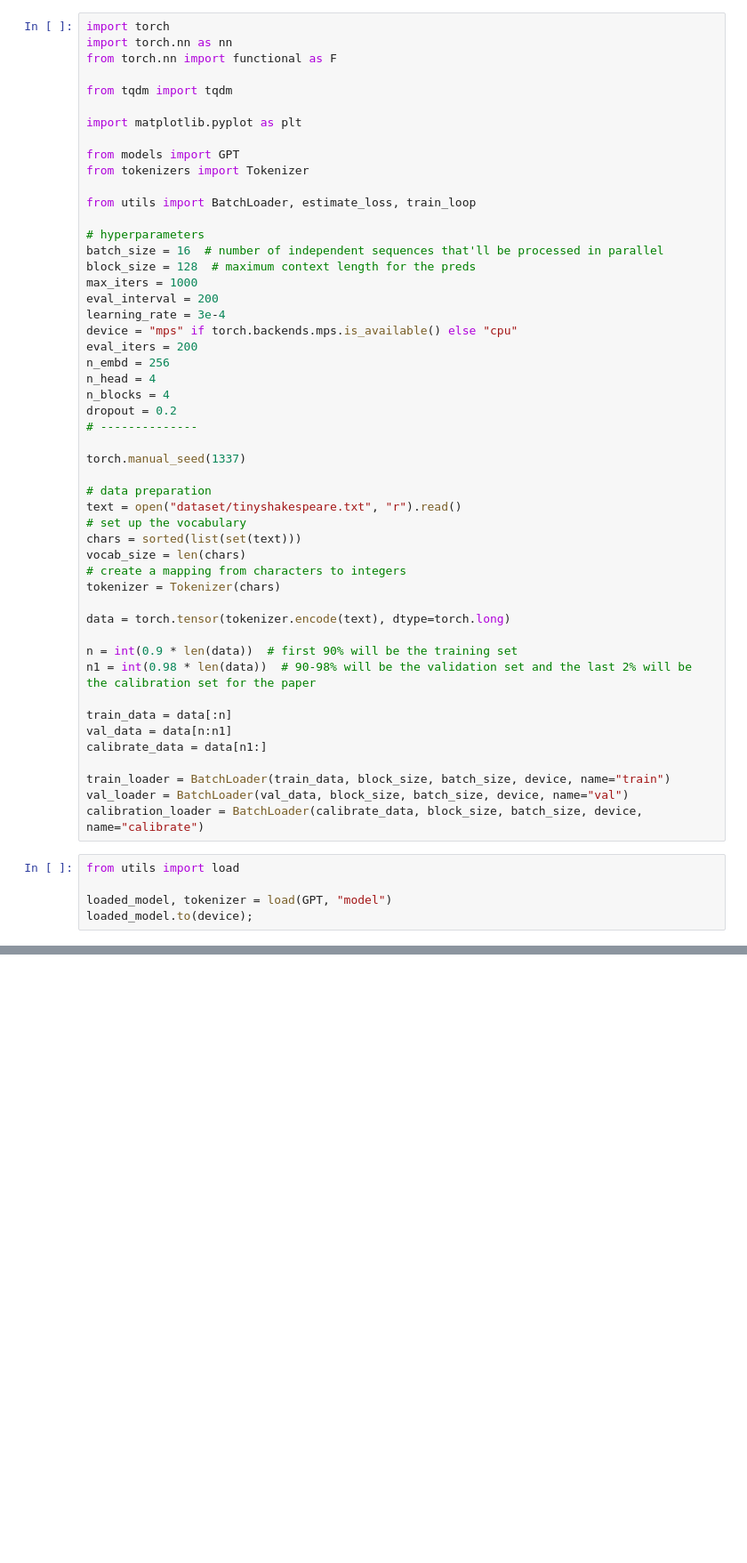
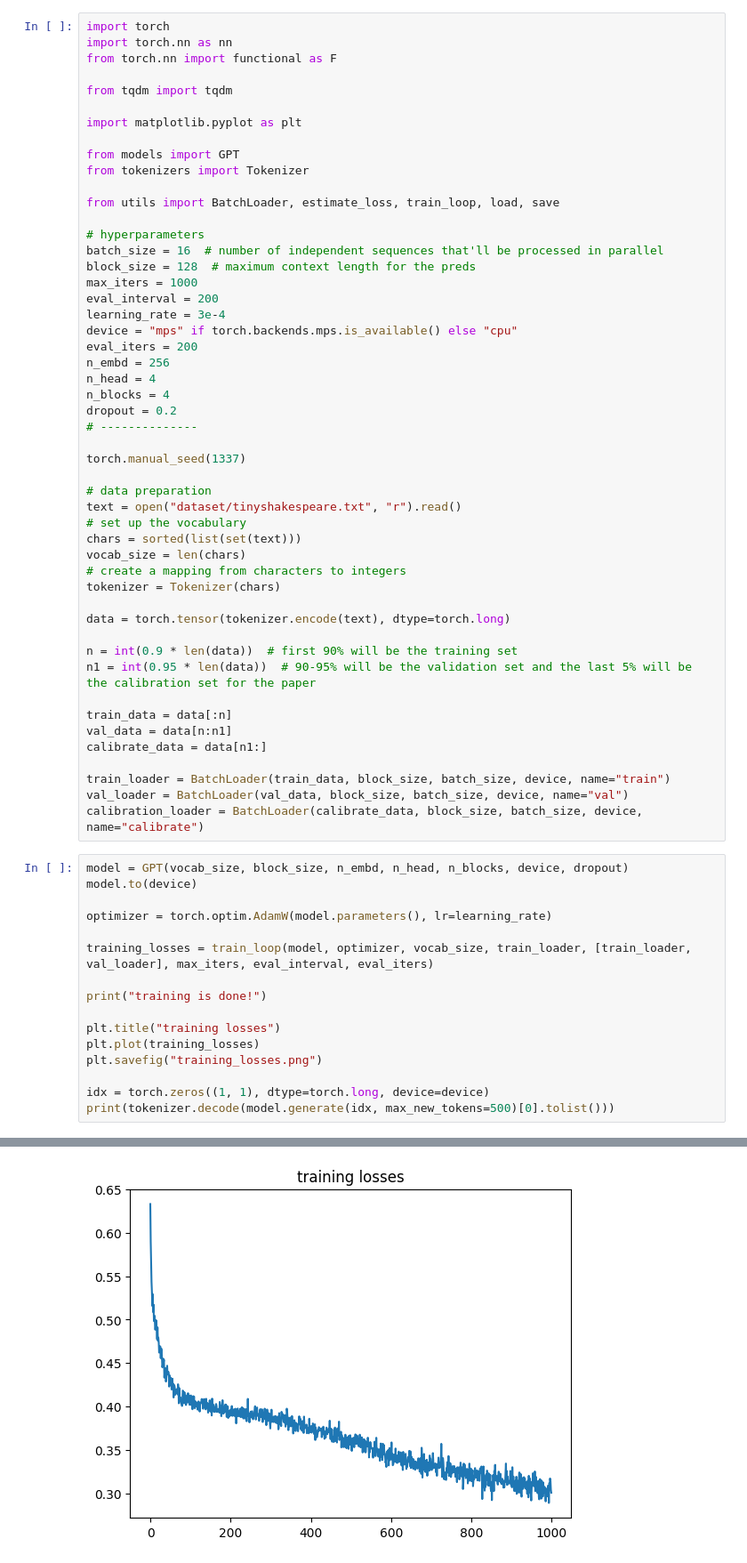
Before and after one commit to alperiox/Compact-Language-Models-via-Pruning-and-Knowledge-Distillation, a Jupyter notebook: dev2.ipynb, the cells around one changed output, grey strips where cells are left out. Shown: that part at 89% size. Drawn from its saved outputs; the diff is of its cells as text; blank space fills up the shorter version.

```diff
--- a/dev2.ipynb
+++ b/dev2.ipynb
@@ -10,7 +10,7 @@ import matplotlib.pyplot as plt
 from models import GPT
 from tokenizers import Tokenizer
 
-from utils import BatchLoader, estimate_loss, train_loop
+from utils import BatchLoader, estimate_loss, train_loop, load, save
 
 # hyperparameters
 batch_size = 16  # number of independent sequences that'll be processed in parallel
@@ -39,7 +39,7 @@ tokenizer = Tokenizer(chars)
 data = torch.tensor(tokenizer.encode(text), dtype=torch.long)
 
 n = int(0.9 * len(data))  # first 90% will be the training set
-n1 = int(0.98 * len(data))  # 90-98% will be the validation set and the last 2% will be the calibration set for the paper
+n1 = int(0.95 * len(data))  # 90-95% will be the validation set and the last 5% will be the calibration set for the paper
 
 train_data = data[:n]
 val_data = data[n:n1]
@@ -48,8 +48,20 @@ calibrate_data = data[n1:]
 train_loader = BatchLoader(train_data, block_size, batch_size, device, name="train")
 val_loader = BatchLoader(val_data, block_size, batch_size, device, name="val")
 calibration_loader = BatchLoader(calibrate_data, block_size, batch_size, device, name="calibrate")
-# %%
-from utils import load
-
-loaded_model, tokenizer = load(GPT, "model")
-loaded_model.to(device);
+# %%
+model = GPT(vocab_size, block_size, n_embd, n_head, n_blocks, device, dropout)
+model.to(device)
+
+optimizer = torch.optim.AdamW(model.parameters(), lr=learning_rate)
+
+training_losses = train_loop(model, optimizer, vocab_size, train_loader, [train_loader, val_loader], max_iters, eval_interval, eval_iters)
+
+print("training is done!")
+
+plt.title("training losses")
+plt.plot(training_losses)
+plt.savefig("training_losses.png")
+
+idx = torch.zeros((1, 1), dtype=torch.long, device=device)
+print(tokenizer.decode(model.generate(idx, max_new_tokens=500)[0].tolist()))
+# %% [output]
@@ -55,0 +87 @@ loaded_model.to(device);
+[figure, added]
```
Also changed, not shown: parts of 17 cells of this notebook.
